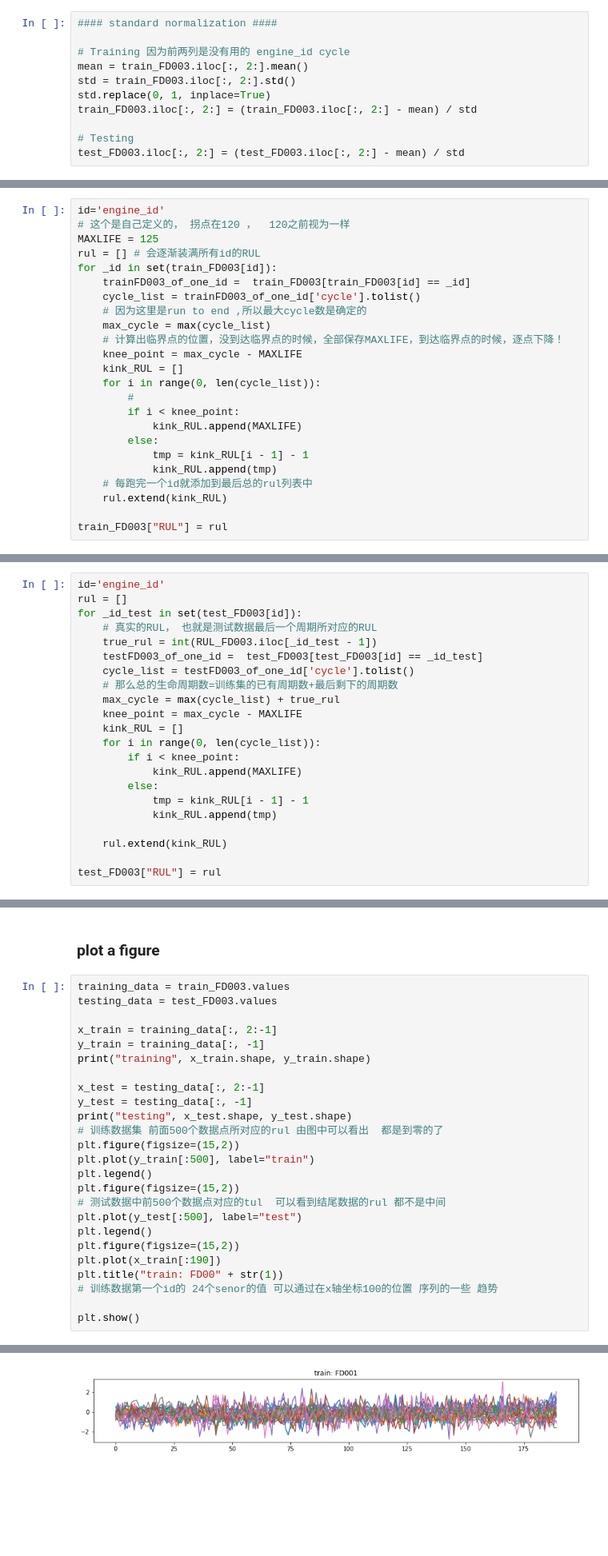
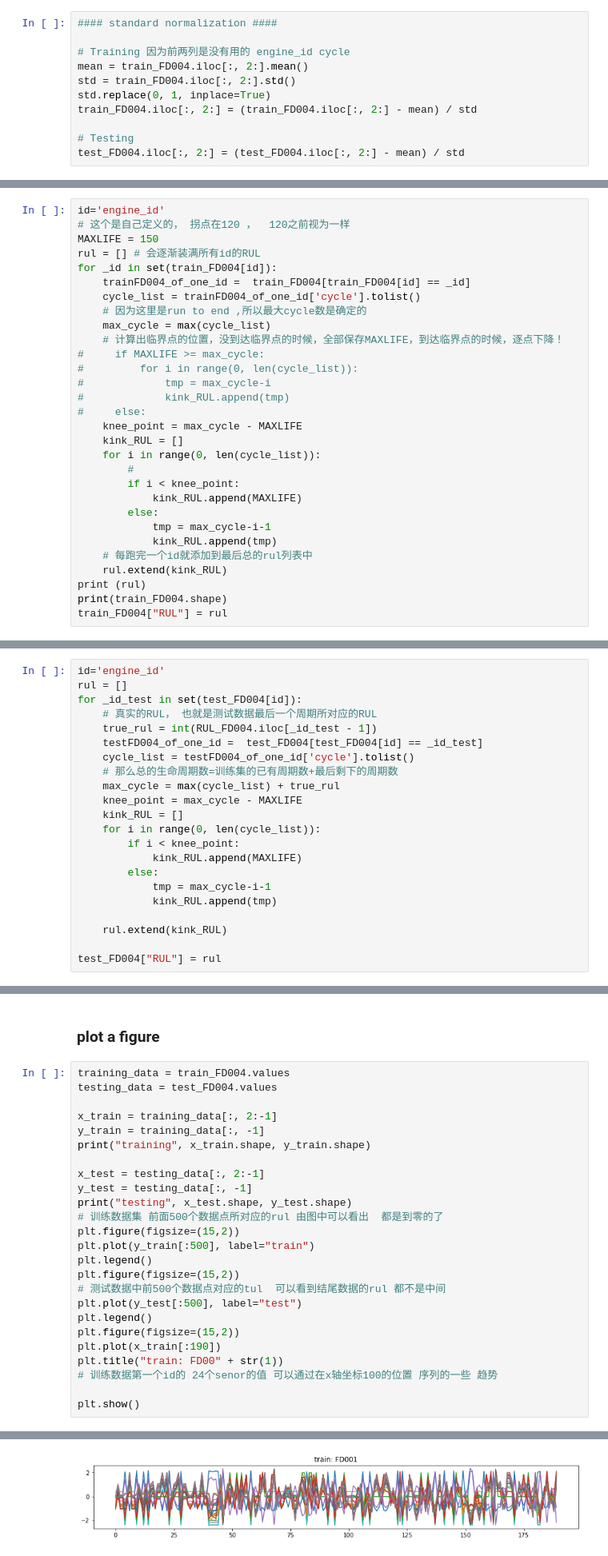
Before and after one commit to gaoyuting21/gaoyuting, a Jupyter notebook: FD004.ipynb, the cells around one changed output, grey strips where cells are left out. Shown at 80% size. Cells and saved outputs as stored; diff of their text form; blank space fills up the shorter version.

```diff
--- a/FD004.ipynb
+++ b/FD004.ipynb
@@ -145,11 +145,11 @@ train_FD003.describe()
 #### standard normalization ####
 
 # Training 因为前两列是没有用的 engine_id cycle
-mean = train_FD003.iloc[:, 2:].mean()
-std = train_FD003.iloc[:, 2:].std()
+mean = train_FD004.iloc[:, 2:].mean()
+std = train_FD004.iloc[:, 2:].std()
 std.replace(0, 1, inplace=True)
-train_FD003.iloc[:, 2:] = (train_FD003.iloc[:, 2:] - mean) / std
+train_FD004.iloc[:, 2:] = (train_FD004.iloc[:, 2:] - mean) / std
 
 # Testing
-test_FD003.iloc[:, 2:] = (test_FD003.iloc[:, 2:] - mean) / std
+test_FD004.iloc[:, 2:] = (test_FD004.iloc[:, 2:] - mean) / std
 # %%
@@ -163,14 +163,19 @@ train_FD003[train_FD003["engine_id"]==1][["s2","s4","s7"]].plot(figsize=(15,5));
 # %%
 id='engine_id'
 # 这个是自己定义的， 拐点在120 ，  120之前视为一样
-MAXLIFE = 125
+MAXLIFE = 150
 rul = [] # 会逐渐装满所有id的RUL
-for _id in set(train_FD003[id]):
-    trainFD003_of_one_id =  train_FD003[train_FD003[id] == _id]
-    cycle_list = trainFD003_of_one_id['cycle'].tolist()
+for _id in set(train_FD004[id]):
+    trainFD004_of_one_id =  train_FD004[train_FD004[id] == _id]
+    cycle_list = trainFD004_of_one_id['cycle'].tolist()
     # 因为这里是run to end ,所以最大cycle数是确定的
     max_cycle = max(cycle_list)
     # 计算出临界点的位置，没到达临界点的时候，全部保存MAXLIFE，到达临界点的时候，逐点下降！
+#     if MAXLIFE >= max_cycle:
+#         for i in range(0, len(cycle_list)):
+#             tmp = max_cycle-i
+#             kink_RUL.append(tmp)
+#     else:
     knee_point = max_cycle - MAXLIFE
     kink_RUL = []
     for i in range(0, len(cycle_list)):
@@ -178,9 +183,10 @@ for _id in set(train_FD003[id]):
         if i < knee_point:
             kink_RUL.append(MAXLIFE)
         else:
-            tmp = kink_RUL[i - 1] - 1
+            tmp = max_cycle-i-1
             kink_RUL.append(tmp)
     # 每跑完一个id就添加到最后总的rul列表中
     rul.extend(kink_RUL)
-
-train_FD003["RUL"] = rul
+print (rul)
+print(train_FD004.shape)
+train_FD004["RUL"] = rul
@@ -189,11 +198,11 @@ train_FD003["RUL"] = rul
 # %%
 id='engine_id'
 rul = []
-for _id_test in set(test_FD003[id]):
+for _id_test in set(test_FD004[id]):
     # 真实的RUL， 也就是测试数据最后一个周期所对应的RUL
-    true_rul = int(RUL_FD003.iloc[_id_test - 1])
-    testFD003_of_one_id =  test_FD003[test_FD003[id] == _id_test]
-    cycle_list = testFD003_of_one_id['cycle'].tolist()
+    true_rul = int(RUL_FD004.iloc[_id_test - 1])
+    testFD004_of_one_id =  test_FD004[test_FD004[id] == _id_test]
+    cycle_list = testFD004_of_one_id['cycle'].tolist()
     # 那么总的生命周期数=训练集的已有周期数+最后剩下的周期数
     max_cycle = max(cycle_list) + true_rul
     knee_point = max_cycle - MAXLIFE
@@ -202,10 +211,10 @@ for _id_test in set(test_FD003[id]):
         if i < knee_point:
             kink_RUL.append(MAXLIFE)
         else:
-            tmp = kink_RUL[i - 1] - 1
+            tmp = max_cycle-i-1
             kink_RUL.append(tmp)
 
     rul.extend(kink_RUL)
 
-test_FD003["RUL"] = rul
+test_FD004["RUL"] = rul
 # %%
@@ -249,8 +258,8 @@ train_FD003
 # %% [markdown]
 ### plot a figure
 # %%
-training_data = train_FD003.values
-testing_data = test_FD003.values
+training_data = train_FD004.values
+testing_data = test_FD004.values
 
 x_train = training_data[:, 2:-1]
 y_train = training_data[:, -1]
@@ -281,4 +290,4 @@ testing (16596, 28) (16596,)
-[figure, old version]
+[figure, new version]
 # %%
 def batch_generator(training_data, sequence_length=15, window_size = 15):
     """
```
Also changed, not shown: parts of 29 cells of this notebook, 3 other files.
